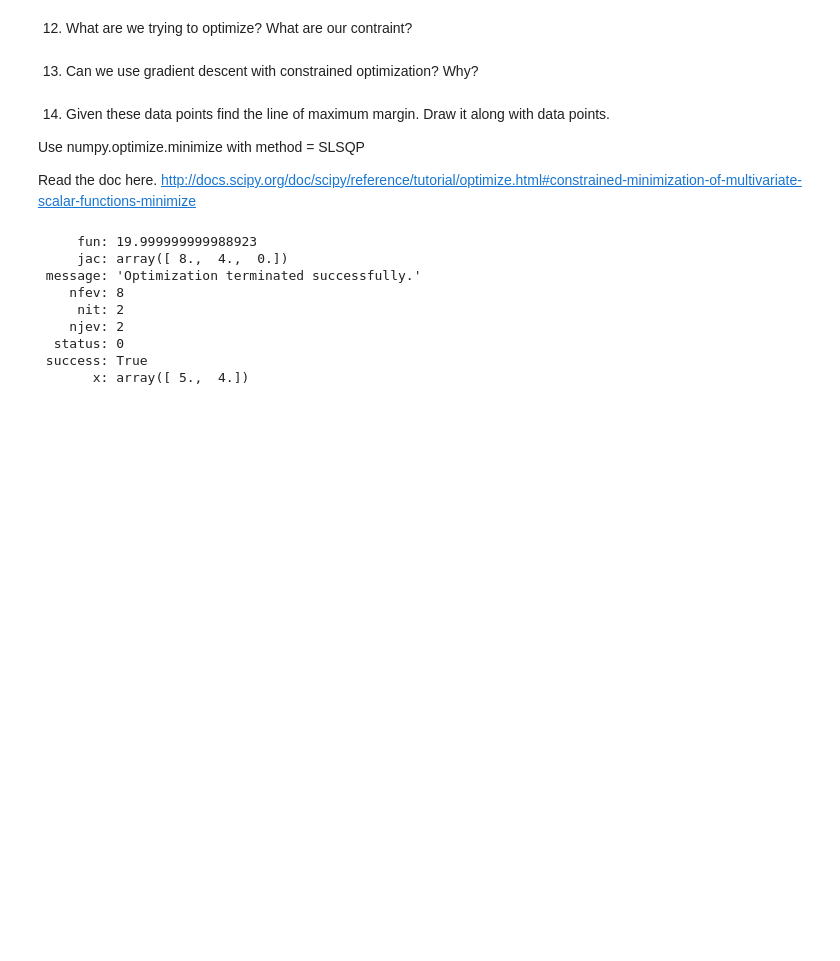
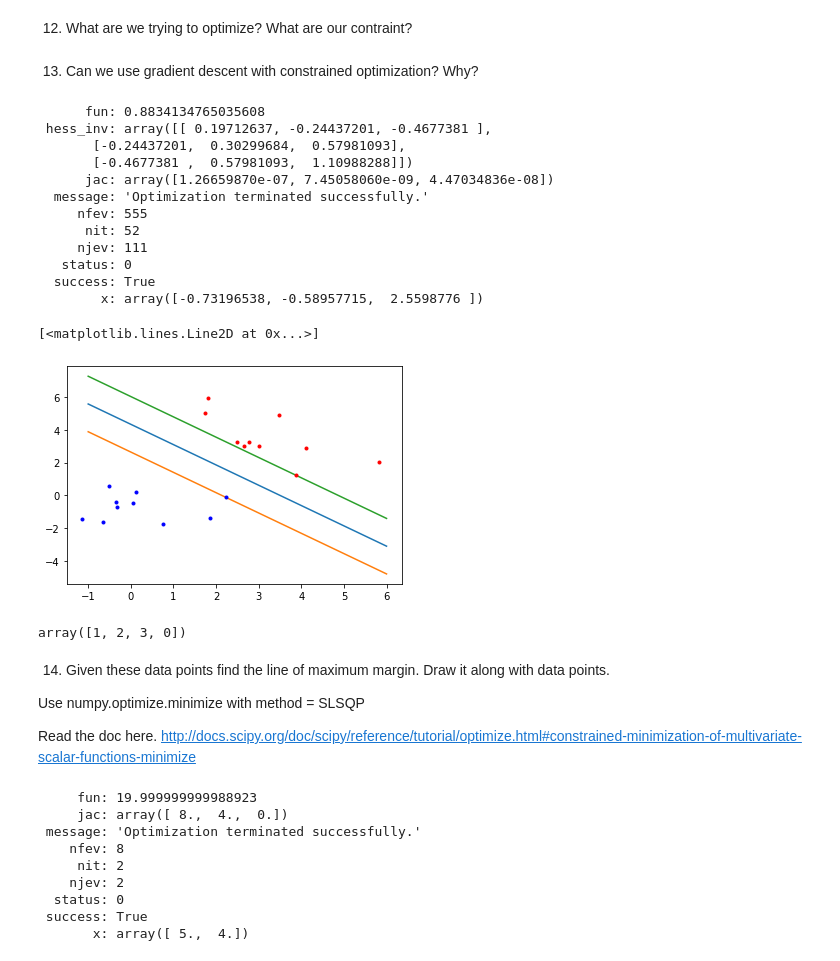
Before and after one commit to muic-pattern-rekt-2018/Exercise09-filled, a Jupyter notebook: Support Vector Machine.ipynb, the cells around one changed output. Drawn from its saved outputs; the diff is of its cells as text; code cells hidden in the pictures; blank space fills up the shorter version.

```diff
--- a/Support Vector Machine.ipynb
+++ b/Support Vector Machine.ipynb
@@ -60,6 +60,67 @@ print(data)
 12) What are we trying to optimize? What are our contraint?
 # %% [markdown]
 13) Can we use gradient descent with constrained optimization? Why?
+# %%
+import numpy as np
+from scipy.optimize import minimize
+
+C =  10000
+def cost(v):
+    w = v[:-1]
+    b = v[-1]
+    sw = np.sum(w**2)
+    xi = 1 - classes * (np.dot(data, w)+b)
+    xi = np.maximum(xi, 0)
+    #print(np.sum(xi))
+    return sw + C*np.sum(xi**2)
+
+res = minimize(cost, np.array([1,2,3]))
+print(res)
+# w, b
+w = res.x[:-1]
+b = res.x[-1]
+
+c = -b/w[1]
+m = -w[0]/w[1]
+x1s = np.linspace(-1,6,100)
+x2s = m*x1s + c
+plt.plot(x1s, x2s)
+
+c = -(b-1)/w[1]
+m = -w[0]/w[1]
+x1s = np.linspace(-1,6,100)
+x2s = m*x1s + c
+plt.plot(x1s, x2s)
+
+
+c = -(b+1)/w[1]
+m = -w[0]/w[1]
+x1s = np.linspace(-1,6,100)
+x2s = m*x1s + c
+plt.plot(x1s, x2s)
+
+plt.plot(xp[:, 0], xp[:,1], '.b')
+plt.plot(xm[:, 0], xm[:,1], '.r')
+# %% [output]
+      fun: 0.8834134765035608
+ hess_inv: array([[ 0.19712637, -0.24437201, -0.4677381 ],
+       [-0.24437201,  0.30299684,  0.57981093],
+       [-0.4677381 ,  0.57981093,  1.10988288]])
+      jac: array([1.26659870e-07, 7.45058060e-09, 4.47034836e-08])
+  message: 'Optimization terminated successfully.'
+     nfev: 555
+      nit: 52
+     njev: 111
+   status: 0
+  success: True
+        x: array([-0.73196538, -0.58957715,  2.5598776 ])
+[<matplotlib.lines.Line2D at 0x...>]
+[figure, added]
+# %%
+import numpy as np
+np.maximum([1,2,3,-1], 0,)
+# %% [output]
+array([1, 2, 3, 0])
 # %% [markdown]
 14) Given these data points find the line of maximum margin. Draw it along with data points.
 
```
Also changed, not shown: parts of 1 cell of this notebook.
